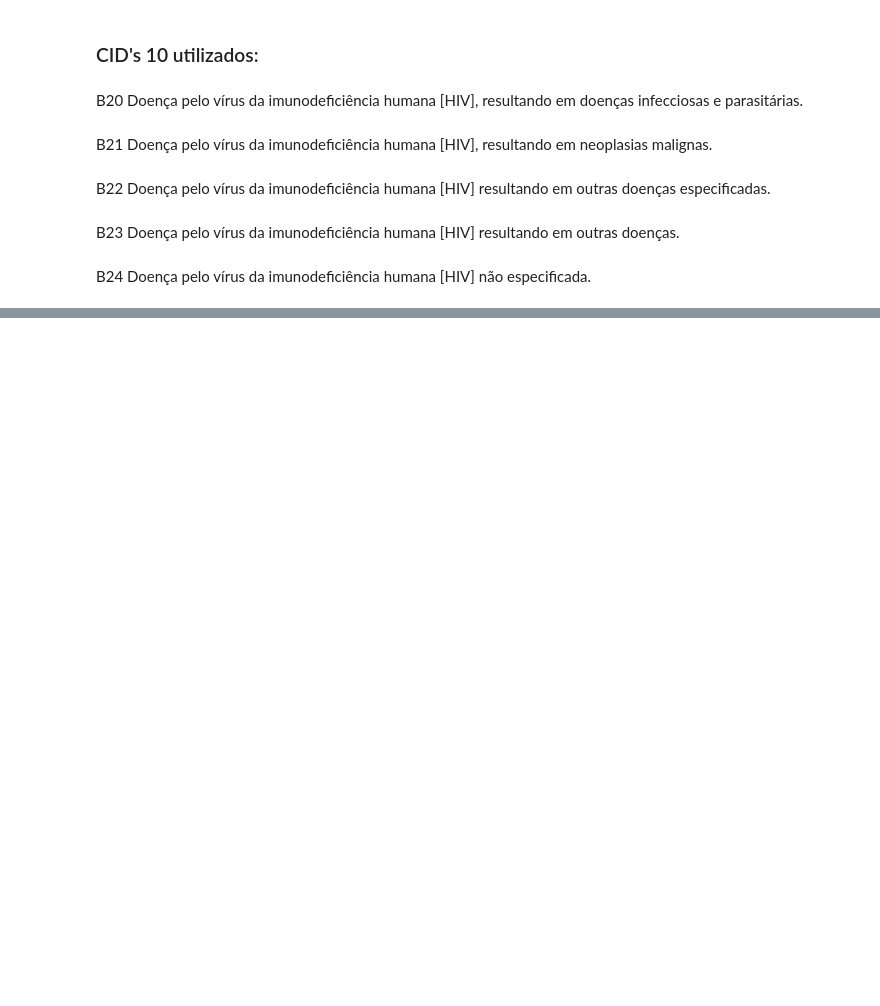
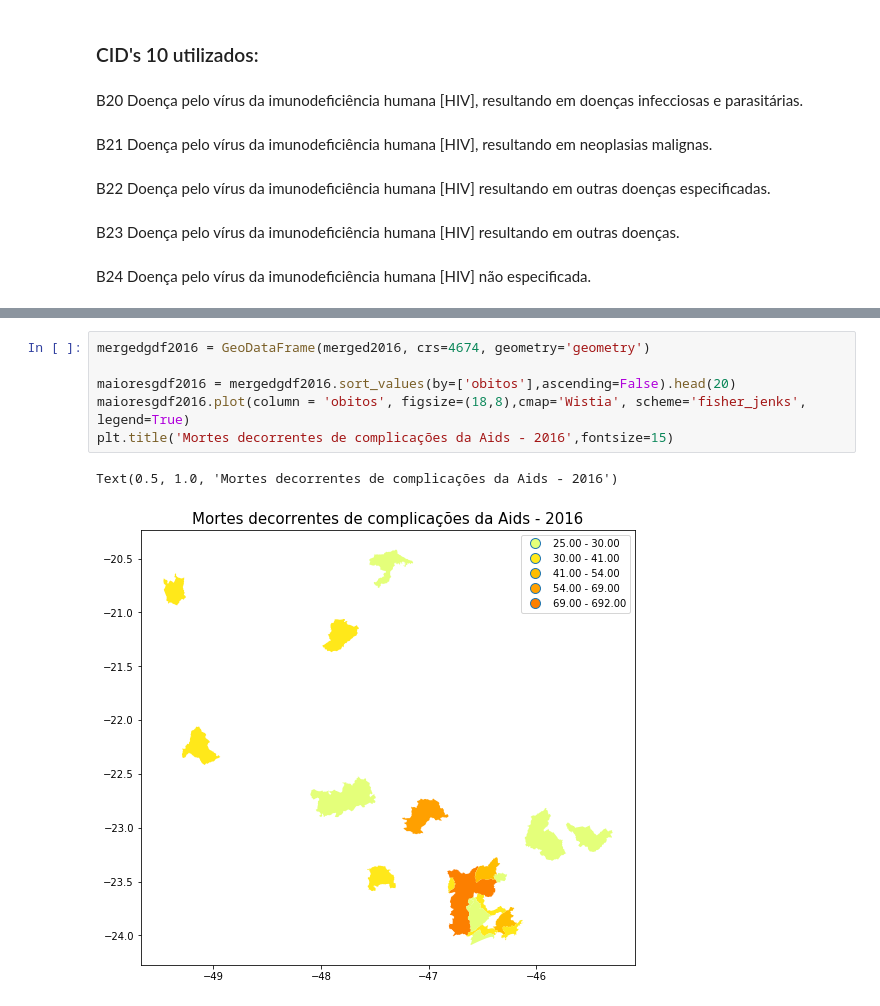
Before and after one commit to matheuscosantos/Projeto_Analise_Saude, a Jupyter notebook: analise_dados.ipynb, the cells around one changed output, grey strips where cells are left out. Drawn from its saved outputs; the diff is of its cells as text; blank space fills up the shorter version.

```diff
--- a/analise_dados.ipynb
+++ b/analise_dados.ipynb
@@ -130,0 +204,9 @@ Text(0.5, 1.0, 'Mortes decorrentes de complicações da Aids - 2016')
+# %%
+mergedgdf2016 = GeoDataFrame(merged2016, crs=4674, geometry='geometry')
+
+maioresgdf2016 = mergedgdf2016.sort_values(by=['obitos'],ascending=False).head(20)
+maioresgdf2016.plot(column = 'obitos', figsize=(18,8),cmap='Wistia', scheme='fisher_jenks', legend=True)
+plt.title('Mortes decorrentes de complicações da Aids - 2016',fontsize=15)
+# %% [output]
+Text(0.5, 1.0, 'Mortes decorrentes de complicações da Aids - 2016')
+[figure, added]
```
Also changed, not shown: parts of 63 cells of this notebook, 11 other files.
